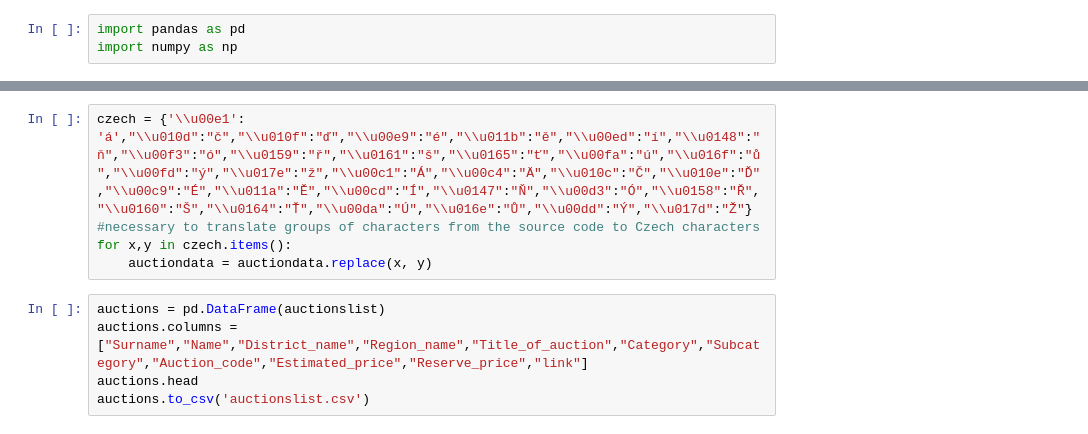
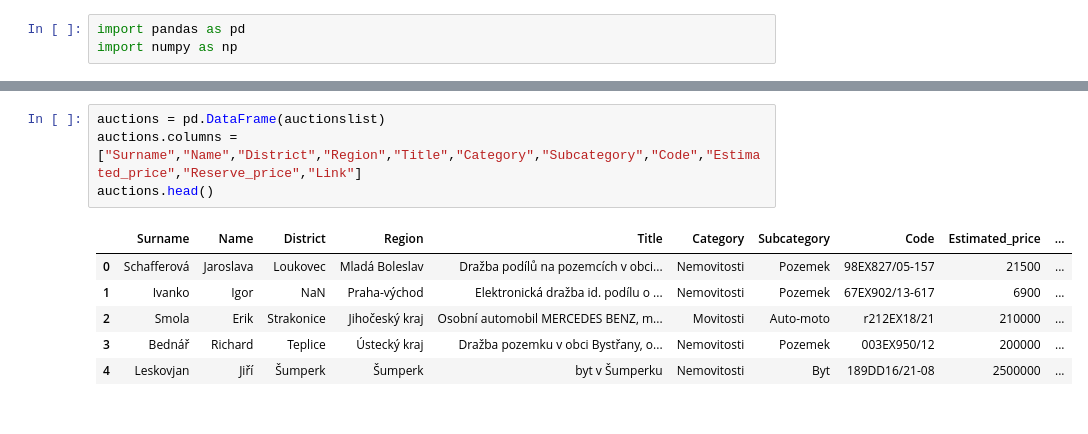
Before and after one commit to kubablack/auctions_project_Galle_Cerny, a Jupyter notebook: auctions.ipynb, the cells around one changed output, grey strips where cells are left out. Saved outputs shown, nothing was run; the diff lists cells and outputs as text.

```diff
--- a/auctions.ipynb
+++ b/auctions.ipynb
@@ -77,13 +101,14 @@ for i in range(len(down.auction_links_and_categories)):
     auctionslist.append(auction)
     #print([i],sep=' ', end='', flush="true")writes how many auctions it processed, just to ensure it actually does something
     #takes a shitload of time to scrape it all(15 to 20 minutes, probably. The bottleneck is getting all those requests, so the only way to make it faster seems to be to buy better internet.)
-# %%
-czech = {'\\u00e1': 'á',"\\u010d":"č","\\u010f":"ď","\\u00e9":"é","\\u011b":"ě","\\u00ed":"í","\\u0148":"ň","\\u00f3":"ó","\\u0159":"ř","\\u0161":"š","\\u0165":"ť","\\u00fa":"ú","\\u016f":"ů","\\u00fd":"ý","\\u017e":"ž","\\u00c1":"Á","\\u00c4":"Ä","\\u010c":"Č","\\u010e":"Ď","\\u00c9":"É","\\u011a":"Ě","\\u00cd":"Í","\\u0147":"Ň","\\u00d3":"Ó","\\u0158":"Ř","\\u0160":"Š","\\u0164":"Ť","\\u00da":"Ú","\\u016e":"Ů","\\u00dd":"Ý","\\u017d":"Ž"}
-#necessary to translate groups of characters from the source code to Czech characters
-for x,y in czech.items():
-    auctiondata = auctiondata.replace(x, y)
 # %%
 auctions = pd.DataFrame(auctionslist)
-auctions.columns = ["Surname","Name","District_name","Region_name","Title_of_auction","Category","Subcategory","Auction_code","Estimated_price","Reserve_price","link"]
-auctions.head
-auctions.to_csv('auctionslist.csv')
+auctions.columns = ["Surname","Name","District","Region","Title","Category","Subcategory","Code","Estimated_price","Reserve_price","Link"]
+auctions.head()
+# %% [output]
+|  | Surname | Name | District | Region | Title | Category | Subcategory | Code | Estimated_price | ... |
+| 0 | Schafferová | Jaroslava | Loukovec | Mladá Boleslav | Dražba podílů na pozemcích v obci... | Nemovitosti | Pozemek | 98EX827/05-157 | 21500 | ... |
+| 1 | Ivanko | Igor | NaN | Praha-východ | Elektronická dražba id. podílu o ... | Nemovitosti | Pozemek | 67EX902/13-617 | 6900 | ... |
+| 2 | Smola | Erik | Strakonice | Jihočeský kraj | Osobní automobil MERCEDES BENZ, m... | Movitosti | Auto-moto | r212EX18/21 | 210000 | ... |
+| 3 | Bednář | Richard | Teplice | Ústecký kraj | Dražba pozemku v obci Bystřany, o... | Nemovitosti | Pozemek | 003EX950/12 | 200000 | ... |
+| 4 | Leskovjan | Jiří | Šumperk | Šumperk | byt v Šumperku | Nemovitosti | Byt | 189DD16/21-08 | 2500000 | ... |
```
Also changed, not shown: parts of 18 cells of this notebook.
